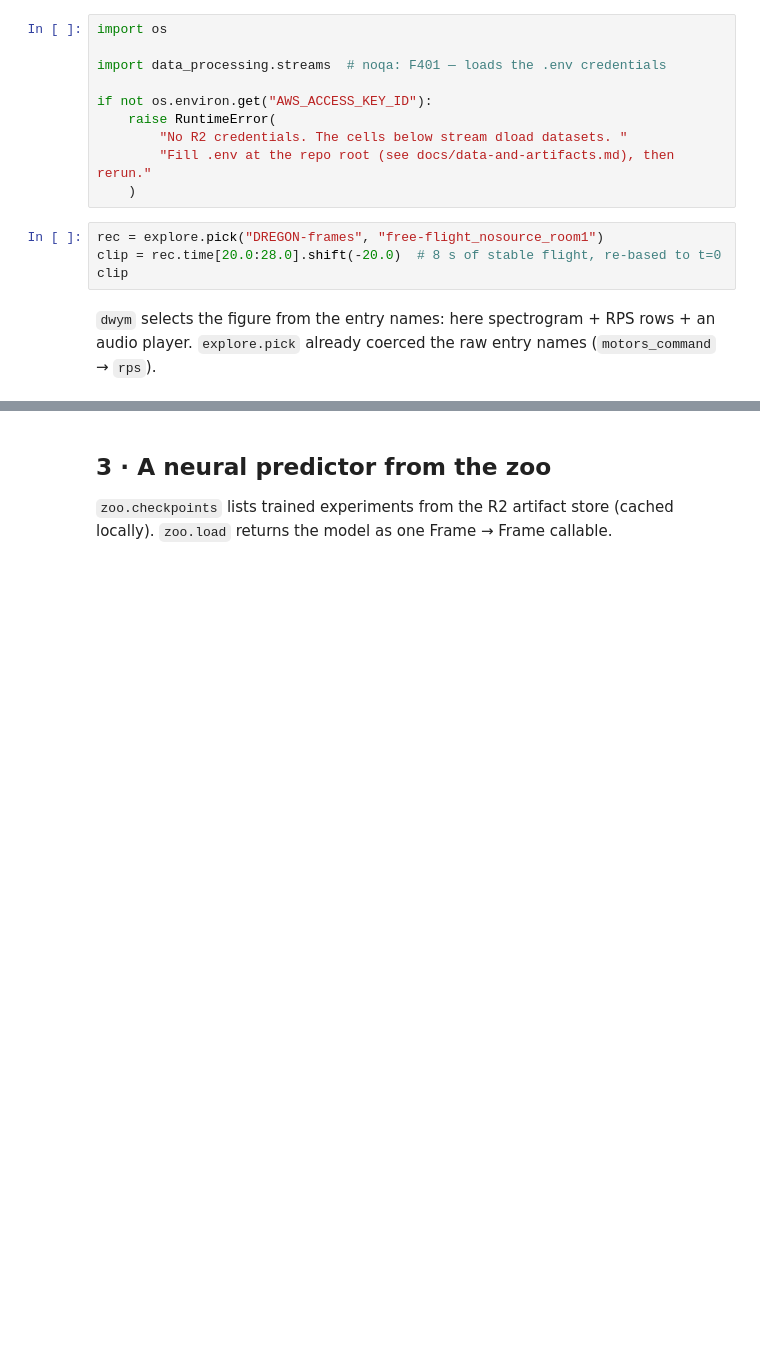
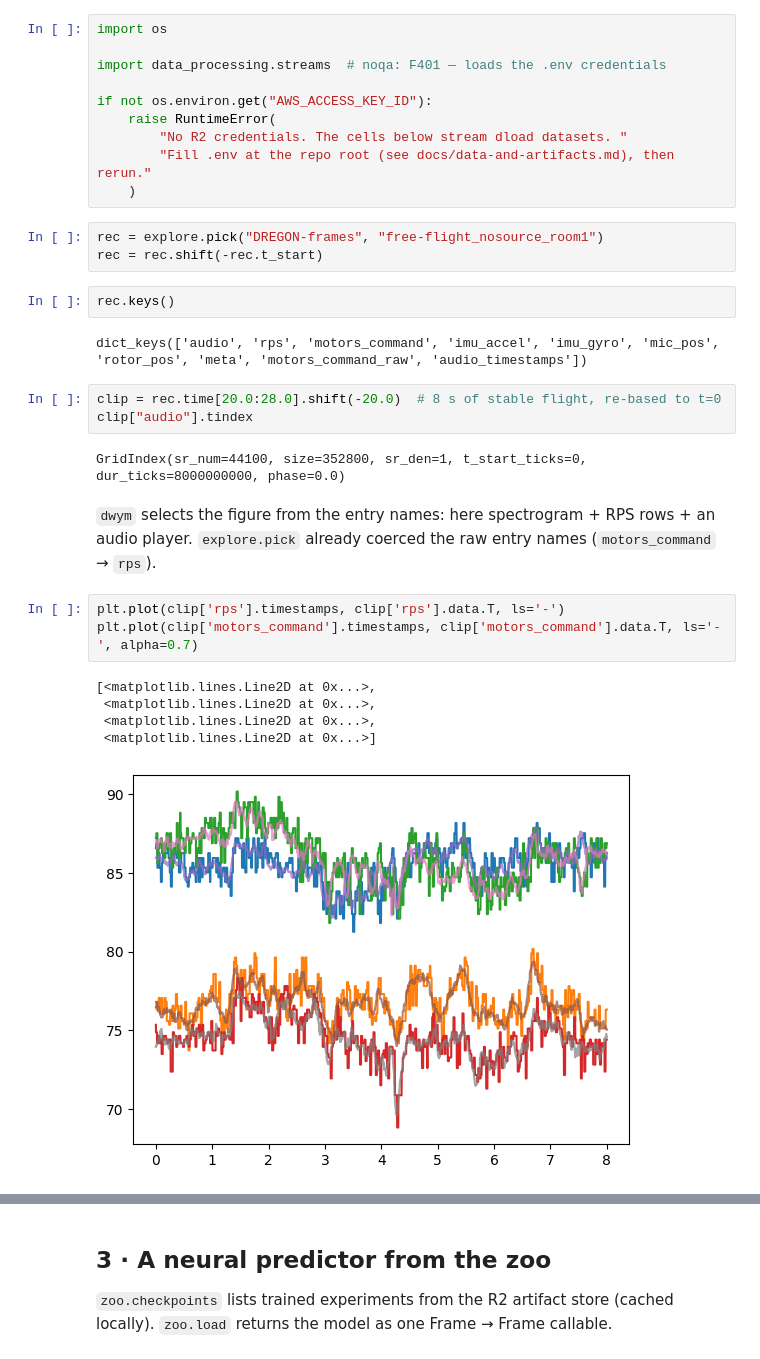
Before and after one commit to flyingleafe/Edge-BS-RoFormer-DroneNoise-LibriMix, a Jupyter notebook: notebooks/rps_tracking.ipynb, the cells around one changed output, grey strips where cells are left out. Drawn from its saved outputs; the diff is of its cells as text; blank space fills up the shorter version.

```diff
--- a/notebooks/rps_tracking.ipynb
+++ b/notebooks/rps_tracking.ipynb
@@ -40,8 +59,25 @@ if not os.environ.get("AWS_ACCESS_KEY_ID"):
     )
 # %%
 rec = explore.pick("DREGON-frames", "free-flight_nosource_room1")
-clip = rec.time[20.0:28.0].shift(-20.0)  # 8 s of stable flight, re-based to t=0
-clip
+rec = rec.shift(-rec.t_start)
+# %%
+rec.keys()
+# %% [output]
+dict_keys(['audio', 'rps', 'motors_command', 'imu_accel', 'imu_gyro', 'mic_pos', 'rotor_pos', 'meta', 'motors_command_raw', 'audio_timestamps'])
+# %%
+clip = rec.time[20.0:28.0].shift(-20.0)  # 8 s of stable flight, re-based to t=0
+clip["audio"].tindex
+# %% [output]
+GridIndex(sr_num=44100, size=352800, sr_den=1, t_start_ticks=0, dur_ticks=8000000000, phase=0.0)
 # %% [markdown]
 `dwym` selects the figure from the entry names: here spectrogram + RPS rows + an audio player. `explore.pick` already coerced the raw entry names (`motors_command` → `rps`).
+# %%
+plt.plot(clip['rps'].timestamps, clip['rps'].data.T, ls='-')
+plt.plot(clip['motors_command'].timestamps, clip['motors_command'].data.T, ls='-', alpha=0.7)
+# %% [output]
+[<matplotlib.lines.Line2D at 0x...>,
+ <matplotlib.lines.Line2D at 0x...>,
+ <matplotlib.lines.Line2D at 0x...>,
+ <matplotlib.lines.Line2D at 0x...>]
+[figure, added]
 # %%
```
Also changed, not shown: parts of 9 cells of this notebook, 9 other files.
